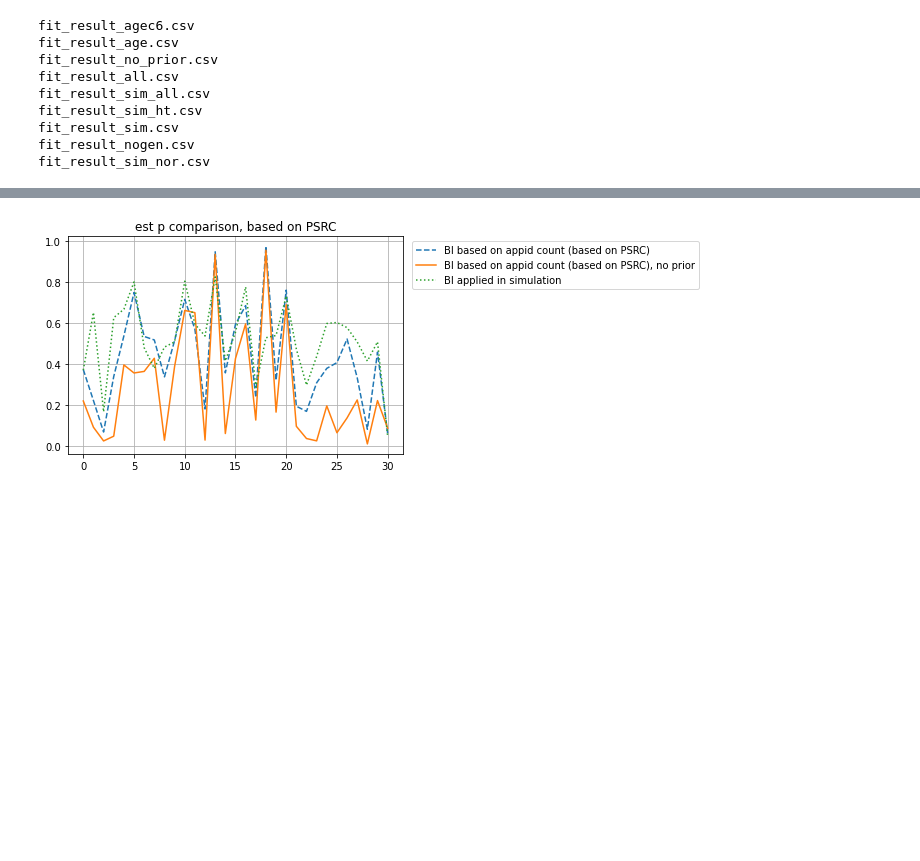
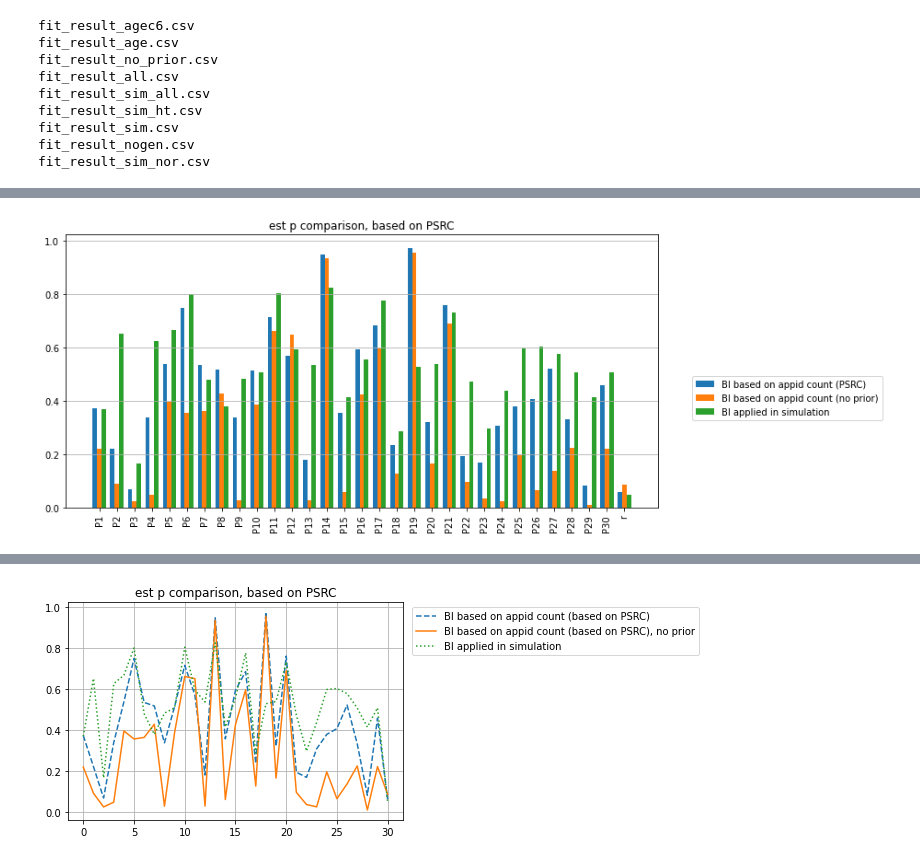
Before and after one commit to Yiran6/app_baseddata_processing, a Jupyter notebook: dgp_stage_1_test_data_processing.ipynb, the cells around one changed output, grey strips where cells are left out. Drawn from its saved outputs; the diff is of its cells as text; code cells hidden in the pictures; blank space fills up the shorter version.

```diff
--- a/dgp_stage_1_test_data_processing.ipynb
+++ b/dgp_stage_1_test_data_processing.ipynb
@@ -265,2 +286,13 @@ param_nogen = get_param('fit_result_nogen.csv', 16)
 # %%
 param_applied = get_param('result_v1_all.csv', 31)
+# %%
+def str_process(input_str):
+    convert_i = input_str.replace('[','').replace(']','')
+    return convert_i
+
+para_lst = []
+for i in param_all.index:
+    if '[' in i:
+        para_lst.append(str_process(i))
+    else:
+        para_lst.append(i)
@@ -266,0 +319,23 @@ param_applied = get_param('result_v1_all.csv', 31)
+# %%
+labels = para_lst
+x = np.arange(len(labels))
+
+width = 0.25
+# %%
+plt.figure(1, figsize=(13, 5))
+
+plt.bar(x - width, param_all['mean'].values, width,
+        label='BI based on appid count (PSRC)')
+plt.bar(x, param_no_prior['mean'].values, width,
+        label='BI based on appid count (no prior)')
+plt.bar(x + width, param_applied['mean'].values, width,
+        label='BI applied in simulation')
+
+plt.xticks(x, labels, rotation=90)
+plt.title('est p comparison, based on PSRC')
+plt.legend(bbox_to_anchor=(1.05, 0.5))
+plt.grid(axis='y')
+
+plt.tight_layout()
+# %% [output]
+[figure, added]
```
Also changed, not shown: parts of 10 cells of this notebook, 1 other file.
